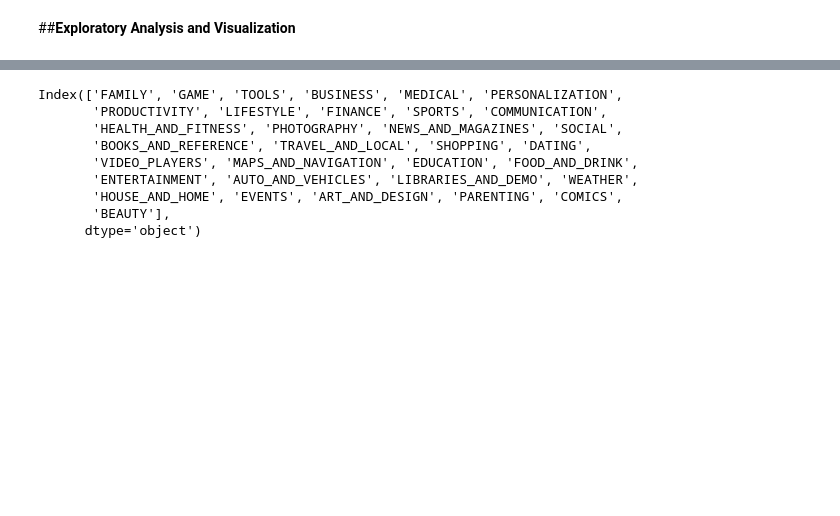
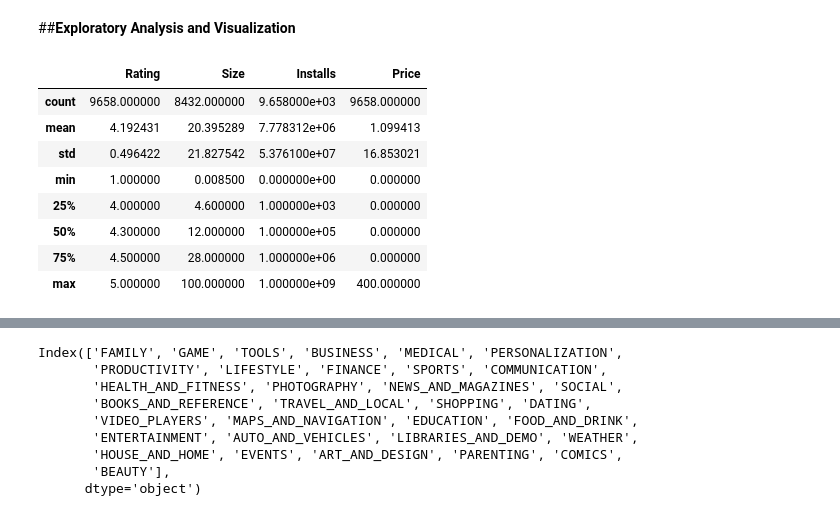
Before and after one commit to MijulSaxena/EDA-project-on-Gooogle-playstore., a Jupyter notebook: Play_Store_App_Review_Analysis_Capstone_Project_by_Mijul_Saxena.ipynb, the cells around one changed output, grey strips where cells are left out. Cells and saved outputs as stored; diff of their text form; code cells hidden in the pictures; blank space fills up the shorter version.

```diff
--- a/Play_Store_App_Review_Analysis_Capstone_Project_by_Mijul_Saxena.ipynb
+++ b/Play_Store_App_Review_Analysis_Capstone_Project_by_Mijul_Saxena.ipynb
@@ -272,3 +276,15 @@ play_store_data.head(5)
 | 4 | Pixel Draw - Number Art Coloring ... | ART_AND_DESIGN | 4.3 | 2.8 | 100000 | Free | 0.0 | Everyone | Art & Design;Creativity |
 # %% [markdown]
 ##**Exploratory Analysis and Visualization**
+# %%
+play_store_data.describe()
+# %% [output]
+|  | Rating | Size | Installs | Price |
+| count | 9658.000000 | 8432.000000 | 9.658000e+03 | 9658.000000 |
+| mean | 4.192431 | 20.395289 | 7.778312e+06 | 1.099413 |
+| std | 0.496422 | 21.827542 | 5.376100e+07 | 16.853021 |
+| min | 1.000000 | 0.008500 | 0.000000e+00 | 0.000000 |
+| 25% | 4.000000 | 4.600000 | 1.000000e+03 | 0.000000 |
+| 50% | 4.300000 | 12.000000 | 1.000000e+05 | 0.000000 |
+| 75% | 4.500000 | 28.000000 | 1.000000e+06 | 0.000000 |
+| max | 5.000000 | 100.000000 | 1.000000e+09 | 400.000000 |
```
Also changed, not shown: parts of 28 cells of this notebook.
